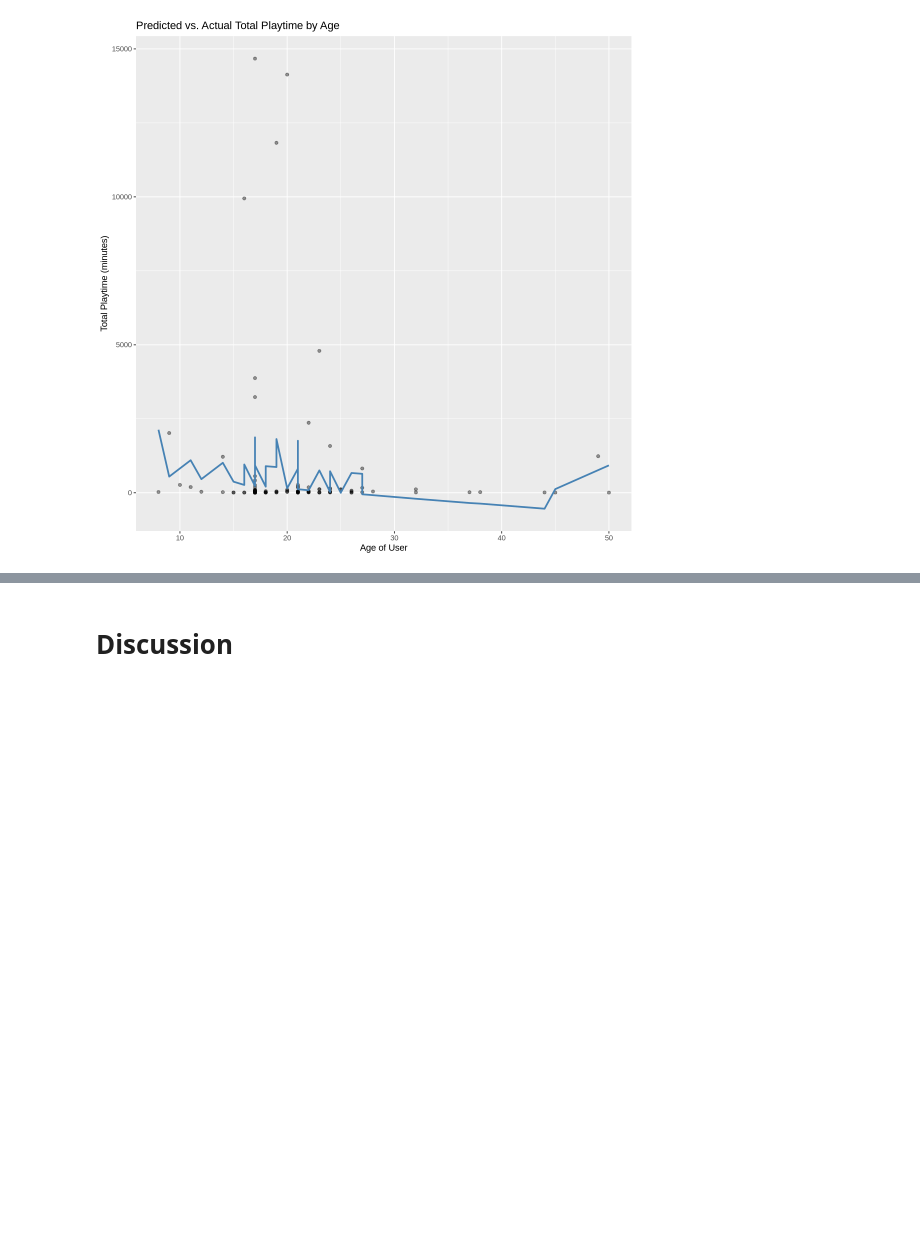
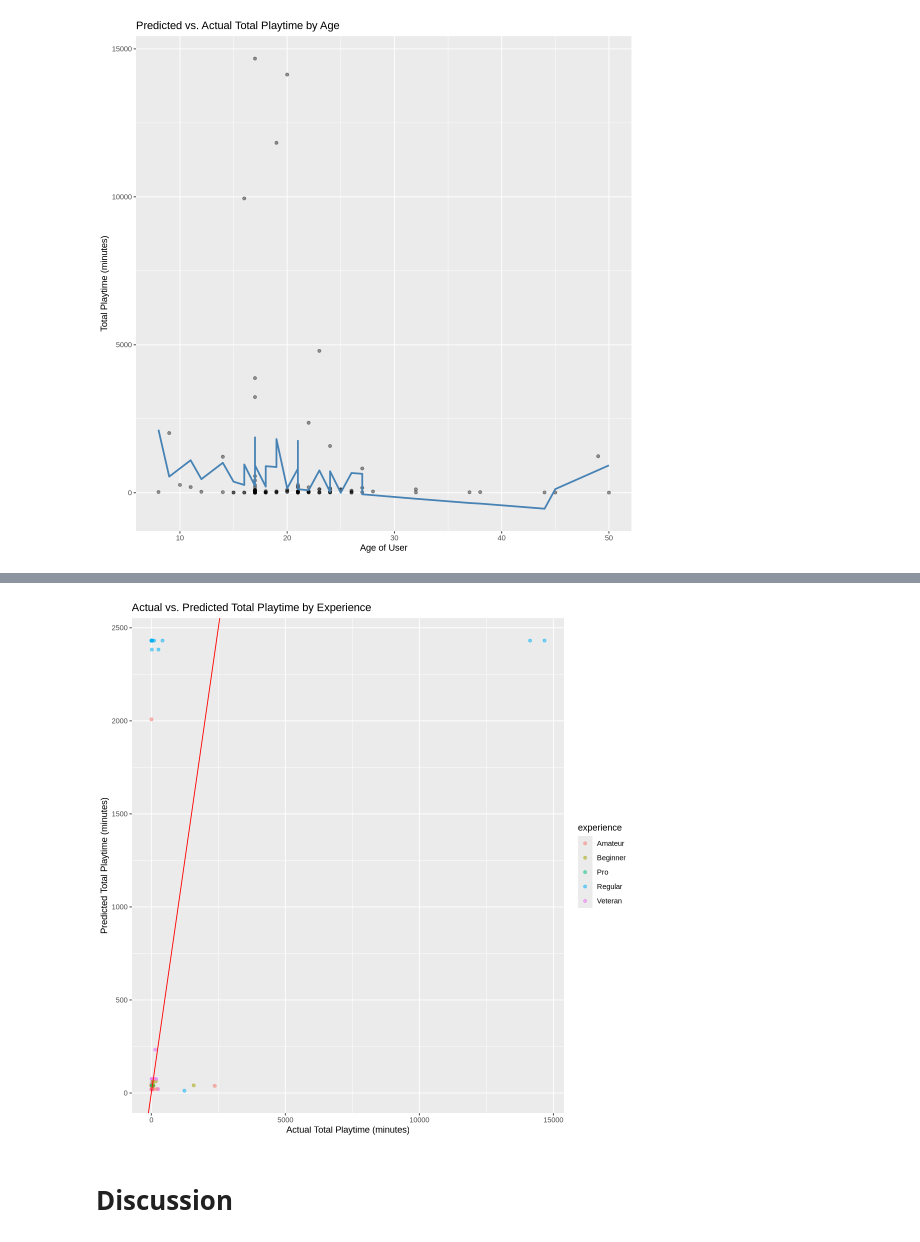
Before and after one commit to arevaura/dsci-100-2024w2-group-9, a Jupyter notebook: DSCI 100 007 - Group 9 Final Report.ipynb, the cells around one changed output, grey strips where cells are left out. Cells and saved outputs as stored; diff of their text form; code cells hidden in the pictures; blank space fills up the shorter version.

Commit message:
Added KNN Regression
Made another prediction using the K Nearest Neighbors model.

```diff
--- a/DSCI 100 007 - Group 9 Final Report.ipynb
+++ b/DSCI 100 007 - Group 9 Final Report.ipynb
@@ -360,0 +363,22 @@ Warning message:
+# %%
+set.seed(2025)
+
+data_split <- initial_split(data, prop = 0.6, strata = total_playtime_minutes)
+data_training <- training(data_split)
+data_testing <- testing(data_split)
+# %%
+data_recipe <- recipe(total_playtime_minutes ~ age + experience, data = data_training)|>
+    step_scale(all_numeric_predictors()) |>
+    step_center(all_numeric_predictors())
+
+data_spec <- nearest_neighbor(weight_func = "rectangular", neighbors = 5) |>
+    set_engine("kknn") |>
+    set_mode("regression")
+
+data_spec
+
+data_wkflw <- workflow() |>
+    add_recipe(data_recipe) |>
+    add_model(data_spec)
+
+data_wkflw
@@ -360,0 +411,9 @@ Warning message:
+# %%
+data_fit <- fit(data_wkflw, data = data_training)
+
+predictions <- data_fit |>
+    predict(new_data = data_testing) |>
+    bind_cols(data_testing)
+
+result <- metrics(predictions, truth = total_playtime_minutes, estimate = .pred)
+result
@@ -361,3 +427,14 @@ Warning message:
+# %%
+data_plot <- predictions|>
+    ggplot(aes(x = total_playtime_minutes, y = .pred, color = experience)) +
+    geom_point(alpha = 0.5) +
+    geom_abline(slope = 1, intercept = 0, linetype = "solid", color = "red") +
+    labs(x = "Actual Total Playtime (minutes)",
+         y = "Predicted Total Playtime (minutes)",
+         title = "Actual vs. Predicted Total Playtime by Experience")
+data_plot
+# %% [output]
+[figure, added]
 # %% [markdown]
 # Discussion
 # %% [markdown]
```
Also changed, not shown: parts of 3 cells of this notebook.
